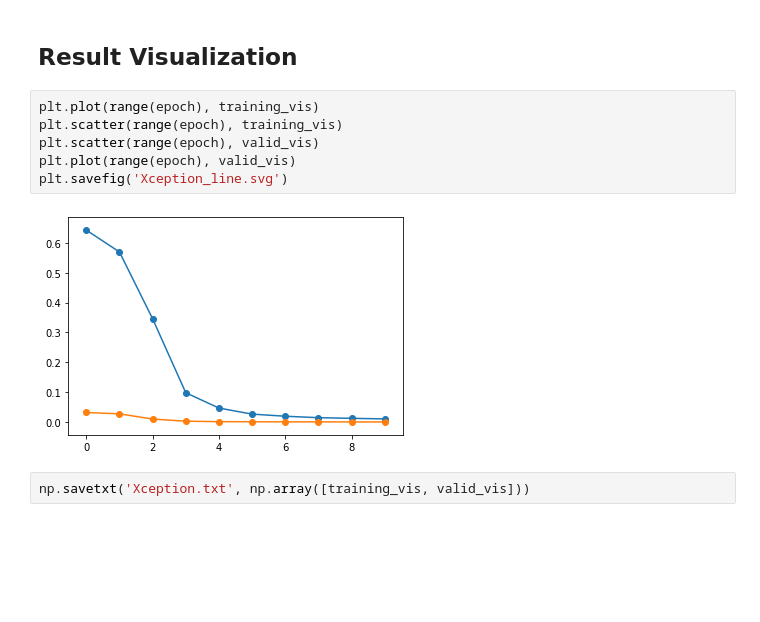
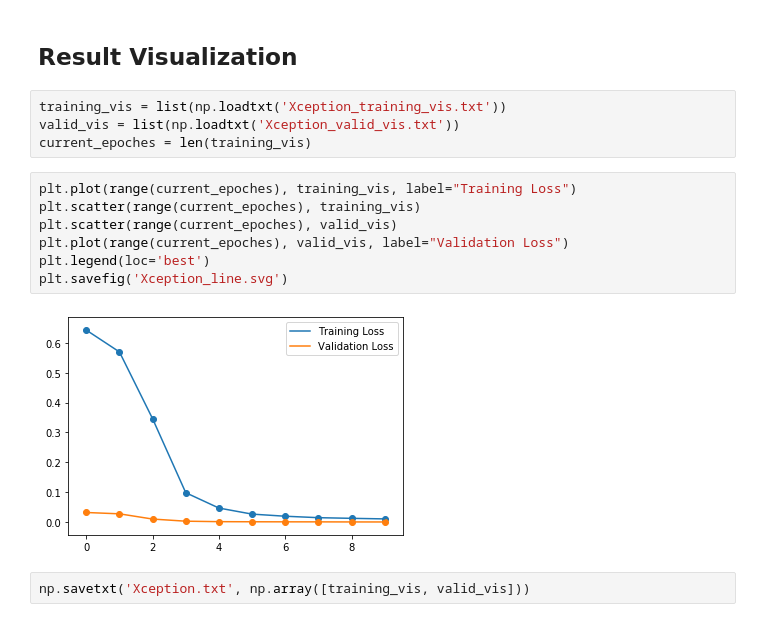
Before and after one commit to MinhNguyen99AI/DeepLearning523---Synthetic-Image-Detector-Assestment, a Jupyter notebook: Xception.ipynb, the cells around one changed output. Cells and saved outputs as stored; diff of their text form; blank space fills up the shorter version.

```diff
--- a/Xception.ipynb
+++ b/Xception.ipynb
@@ -519,14 +519,19 @@ Test Accuracy of  Fake: 0.000% ( 0/61)
 Test Accuracy (Overall): 50.000% (63/126)
 # %% [markdown]
 ## Result Visualization
+# %%
+training_vis = list(np.loadtxt('Xception_training_vis.txt'))
+valid_vis = list(np.loadtxt('Xception_valid_vis.txt'))
+current_epoches = len(training_vis)
 # %%
-plt.plot(range(epoch), training_vis)
-plt.scatter(range(epoch), training_vis)
-plt.scatter(range(epoch), valid_vis)
-plt.plot(range(epoch), valid_vis)
+plt.plot(range(current_epoches), training_vis, label="Training Loss")
+plt.scatter(range(current_epoches), training_vis)
+plt.scatter(range(current_epoches), valid_vis)
+plt.plot(range(current_epoches), valid_vis, label="Validation Loss")
+plt.legend(loc='best')
 plt.savefig('Xception_line.svg')
 # %% [output]
-[figure, old version]
+[figure, new version]
 # %%
 np.savetxt('Xception.txt', np.array([training_vis, valid_vis]))
 # %%
```
Also changed, not shown: parts of 1 cell of this notebook, 1 other file.
